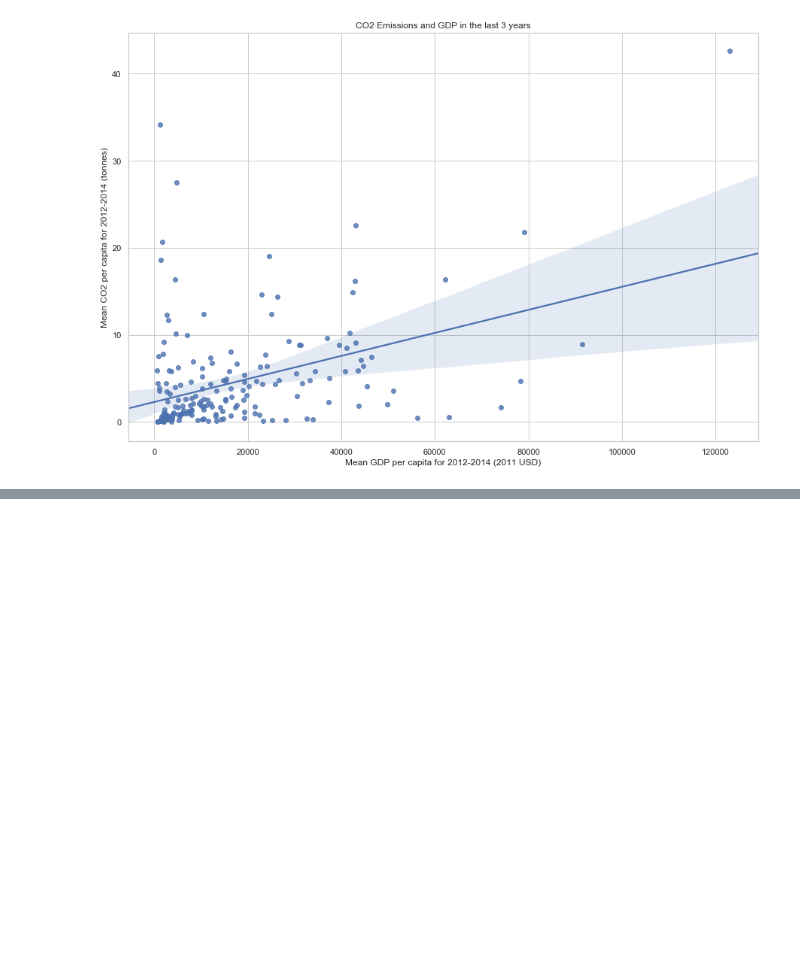
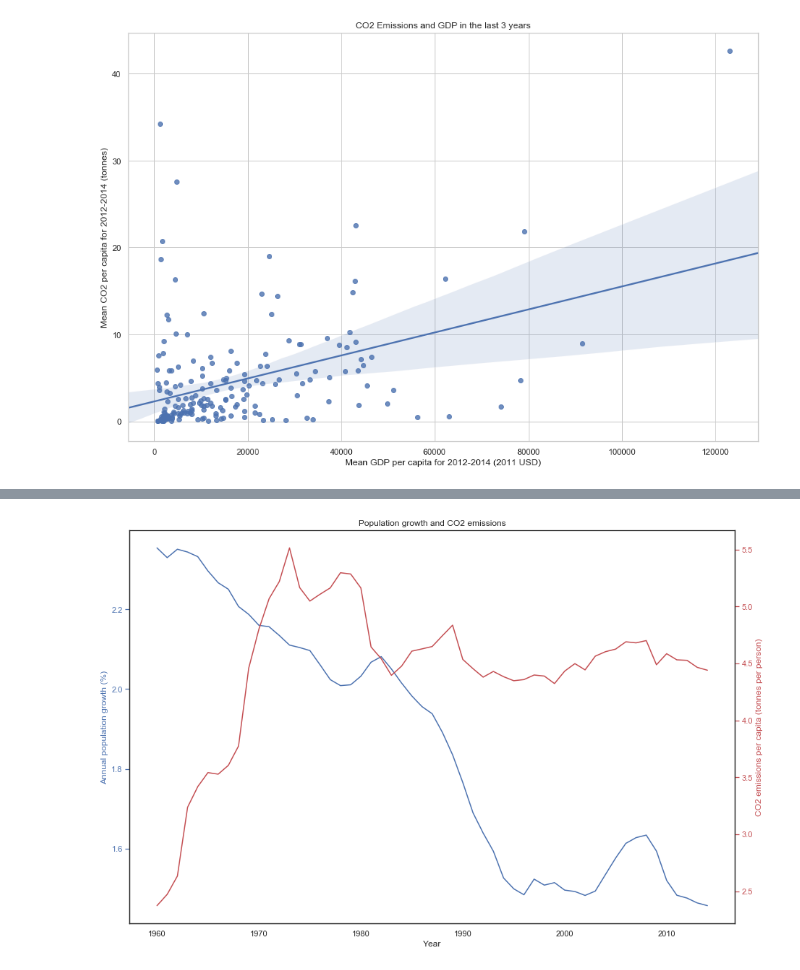
Before and after one commit to dvillaveces/udacity-project-3, a Jupyter notebook: investigate-a-dataset-project.ipynb, the cells around one changed output, grey strips where cells are left out. Cells and saved outputs as stored; diff of their text form; code cells hidden in the pictures; blank space fills up the shorter version.

```diff
--- a/investigate-a-dataset-project.ipynb
+++ b/investigate-a-dataset-project.ipynb
@@ -431,0 +571,27 @@ ax.set(xlabel='Mean GDP per capita for 2012-2014 (2011 USD)', ylabel='Mean CO2 p
+# %%
+# Plot pop growth and CO2 emissions against time
+x = np.arange(1960,2015)
+y1 = df_pop_growth.mean()
+y2 = df_co2_clean.mean()[-55:]
+
+# Initialize figure
+fig, ax1 = plt.subplots(figsize=(15,10))
+
+# Format graph
+ax1.set_title('Population growth and CO2 emissions')
+ax1.set_ylabel('Annual population growth (%)', color='b')
+ax1.set_xlabel('Year')
+
+# Make the y-axis label, ticks and tick labels match the line color.
+ax1.tick_params('y', colors='b')
+ax1.spines['top'].set_visible(False)
+
+ax2 = ax1.twinx()
+ax2.set_ylabel('CO2 emissions per capita (tonnes per person)', color='r')
+ax2.tick_params('y', colors='r')
+
+# Plot
+ax1.plot(x, y1, 'b-')
+ax2.plot(x, y2, 'r-');
+# %% [output]
+[figure, added]
```
Also changed, not shown: parts of 50 cells of this notebook, 12 other files.
